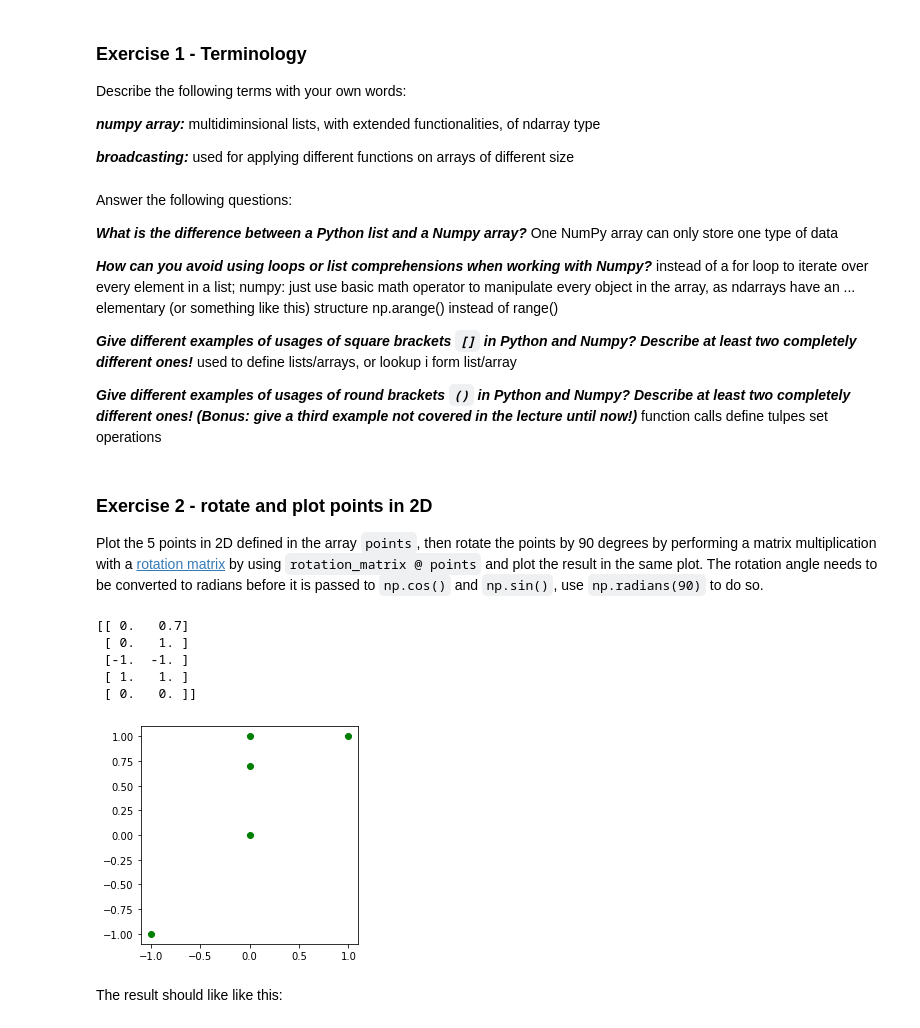
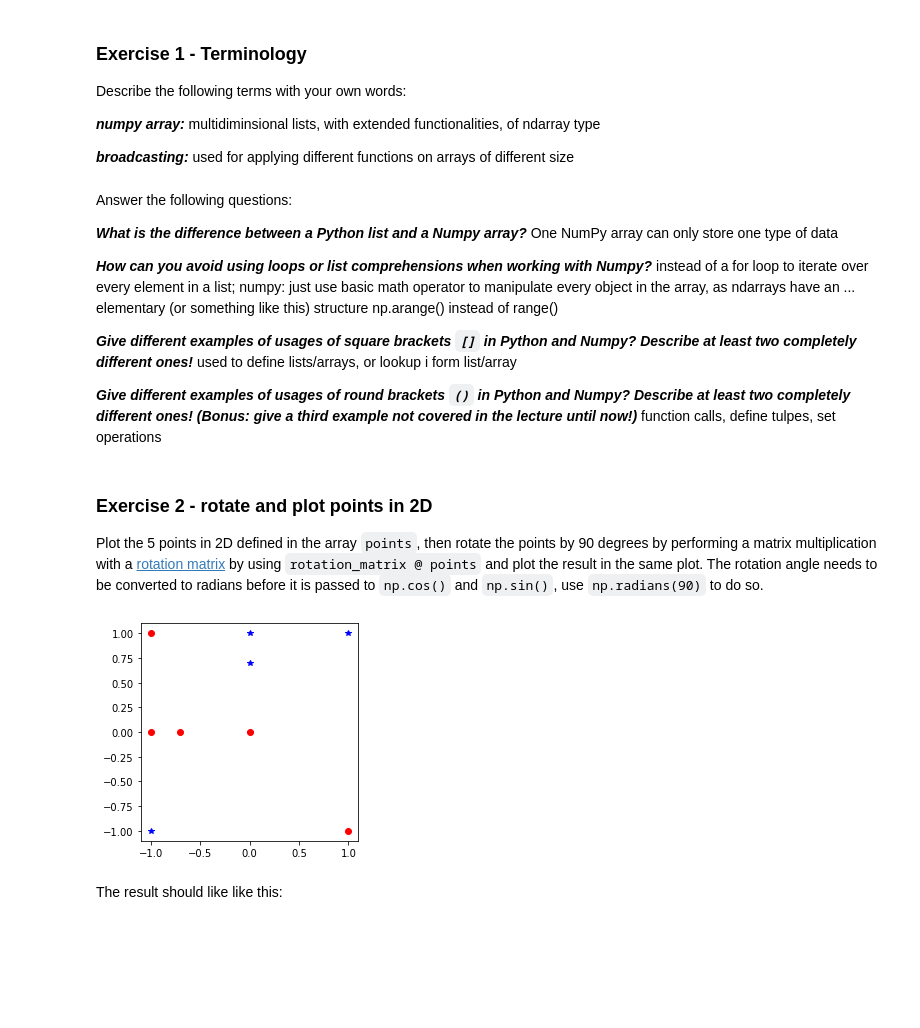
Before and after one commit to aleks-cortijo/homework-scientific-computing, a Jupyter notebook: homework04-python-scientific-ecosystem/homework04.ipynb, the cells around one changed output. Drawn from its saved outputs; the diff is of its cells as text; code cells hidden in the pictures; blank space fills up the shorter version.

Commit message:
fixed rotation, deleted uncomplete exercise 4

```diff
--- a/homework04-python-scientific-ecosystem/homework04.ipynb
+++ b/homework04-python-scientific-ecosystem/homework04.ipynb
@@ -23,8 +23,8 @@ np.arange() instead of range()
 
 
 ***Give different examples of usages of round brackets `()` in Python and Numpy? Describe at least two completely different ones! (Bonus: give a third example not covered in the lecture until now!)***
-function calls
-define tulpes
+function calls,
+define tulpes,
 set operations
 # %% [markdown]
 ### Exercise 2 - rotate and plot points in 2D
@@ -42,37 +42,31 @@ points = np.array([[0, 0],
                   ]).T
 
 x, y = points
+# %%
+theta = np.radians(90)
+sin = np.sin(theta)
+cos = np.cos(theta)
+
+rotation_matrix = np.array([[cos, -sin],
+                            [sin, cos]])
+
+z, q = rotation_matrix @ points
 # %%
 
 # plot as usual
-plt.plot(x, y, 'o', color='b', marker='*', label="orignial points")
+plt.plot(x,y, 'o', color='b', marker='*', label="orignial points")
+plt.plot(z,q, 'o', color='r', label="rotated points")
 
 # same height and width
 plt.gca().set_aspect('equal')
 
 # set length of displayed x & y axis
 plt.xlim(-1.1, 1.1)
 plt.ylim(-1.1, 1.1)
 
-# not sure how to work w/ matrix @ points
-
-# 90 rotation
-rot_points = np.rot90(points)
-print(rot_points)
-rot_x, rot_y = rot_points.T
-# tried this instead, but didn't worked
-# same points just in a diffrent order
-
-plt.plot(rot_x, rot_y, 'o', color='g')
-
 plt.show()
 # %% [output]
-[[ 0.   0.7]
- [ 0.   1. ]
- [-1.  -1. ]
- [ 1.   1. ]
- [ 0.   0. ]]
-[figure, old version]
+[figure, new version]
 # %% [markdown]
 The result should like like this:
 # %%
```
Also changed, not shown: parts of 3 cells of this notebook.
